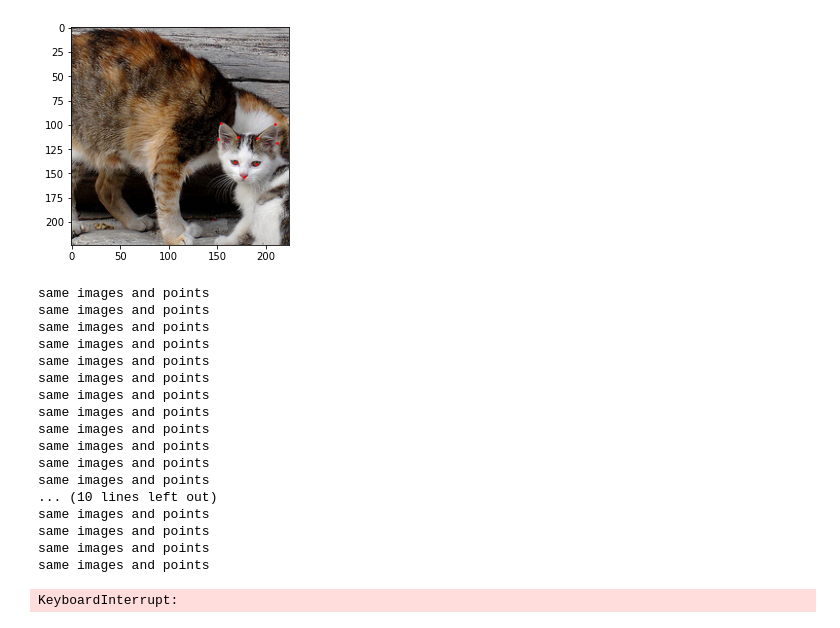
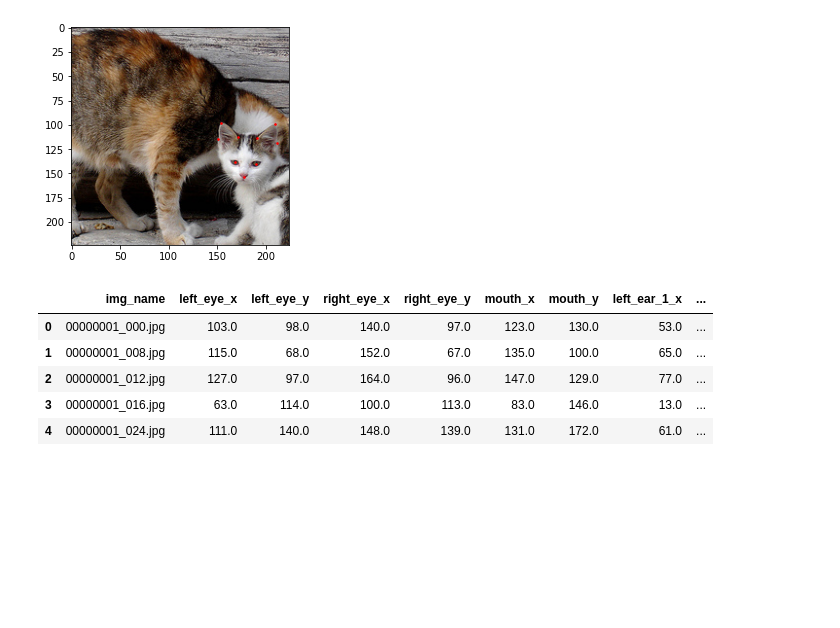
Before and after one commit to MaxVanDijck/cat-face-detection, a Jupyter notebook: data_augmentation.ipynb, the cells around one changed output. Cells and saved outputs as stored; diff of their text form; code cells hidden in the pictures; blank space fills up the shorter version.

Commit message:
complete data augmentation

```diff
--- a/model.ipynb
+++ b/data_augmentation.ipynb
@@ -150,49 +150,59 @@ def transformImage(i):
     transformed_keypoints = np.asarray(transformed_points)
     return transformed_image, transformed_keypoints
 # %%
+columnNames = ['img_name', 'left_eye_x', 'left_eye_y',
+               'right_eye_x', 'right_eye_y',
+               'mouth_x', 'mouth_y', 'left_ear_1_x', 'left_ear_1_y',
+               'left_ear_2_x', 'left_ear_2_y', 'left_ear_3_x', 'left_ear_3_y',
+               'right_ear_1_x', 'right_ear_1_y', 'right_ear_2_x', 'right_ear_2_y',
+               'right_ear_3_x', 'right_ear_3_y']
+df = pd.DataFrame([], columns=columnNames)
+
 for i in range(len(cat_df)):
     #ensure points are positive
+    img_name = cat_df.iloc[i, 0]
     points = cat_df.iloc[i, 2:]
     arr=[]
     for num in points:
         arr.append(num)
     if any(n < 0 for n in arr):
         continue
     #ensure points can fit in a 224x224 image
     arr_x = []
     arr_y = []
     for i in range(len(points)):
         if i % 2 == 0:
             arr_x.append(points[i])
         else:
             arr_y.append(points[i])
     if (max(arr_x) - min(arr_x) > 196):
         continue
     if (max(arr_y) - min(arr_y) > 196):
         continue
 
     #Generate image and 9 keypoints to ensure cat face is in frame
     while True:
         image, points = transformImage(i)
         if points.size == 18:
-            print('same images and points')
             break
+
+    #save image
+    cv2.imwrite('cats_augmented/' + img_name, image)
+
+    #save keypoints
+    save_points = []
+    save_points.append(img_name)
+    for num in points:
+        save_points.append(num[0])
+        save_points.append(num[1])
+    save_points = pd.Series(save_points, index=columnNames)
+    df = df.append(save_points, ignore_index=True)
+
+df.head()
 # %% [output]
-same images and points
-same images and points
-same images and points
-same images and points
-same images and points
-same images and points
-same images and points
-same images and points
-same images and points
-same images and points
-same images and points
-same images and points
-... (10 lines left out)
-same images and points
-same images and points
-same images and points
-same images and points
-KeyboardInterrupt:
+|  | img_name | left_eye_x | left_eye_y | right_eye_x | right_eye_y | mouth_x | mouth_y | left_ear_1_x | ... |
+| 0 | 00000001_000.jpg | 103.0 | 98.0 | 140.0 | 97.0 | 123.0 | 130.0 | 53.0 | ... |
+| 1 | 00000001_008.jpg | 115.0 | 68.0 | 152.0 | 67.0 | 135.0 | 100.0 | 65.0 | ... |
+| 2 | 00000001_012.jpg | 127.0 | 97.0 | 164.0 | 96.0 | 147.0 | 129.0 | 77.0 | ... |
+| 3 | 00000001_016.jpg | 63.0 | 114.0 | 100.0 | 113.0 | 83.0 | 146.0 | 13.0 | ... |
+| 4 | 00000001_024.jpg | 111.0 | 140.0 | 148.0 | 139.0 | 131.0 | 172.0 | 61.0 | ... |
```
